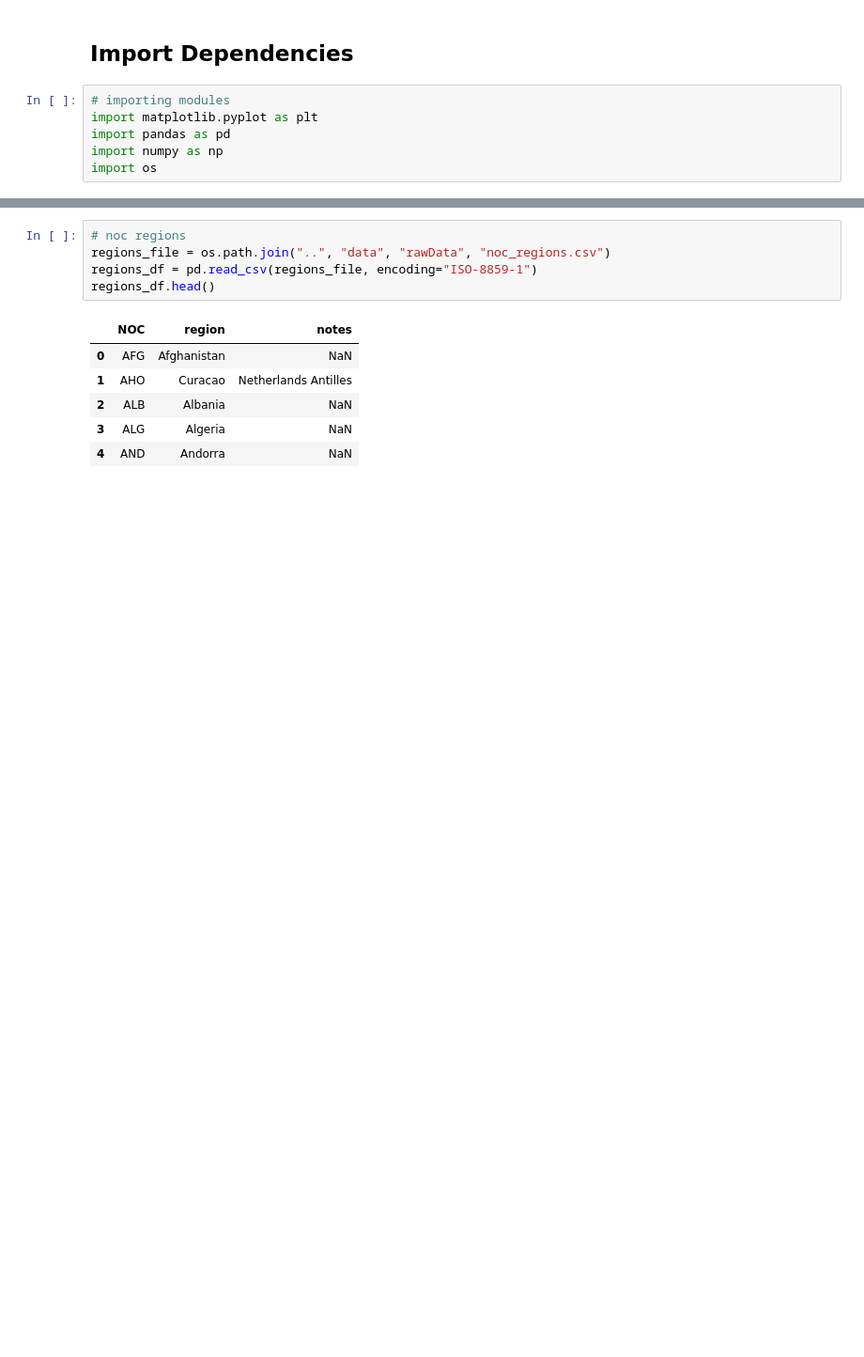
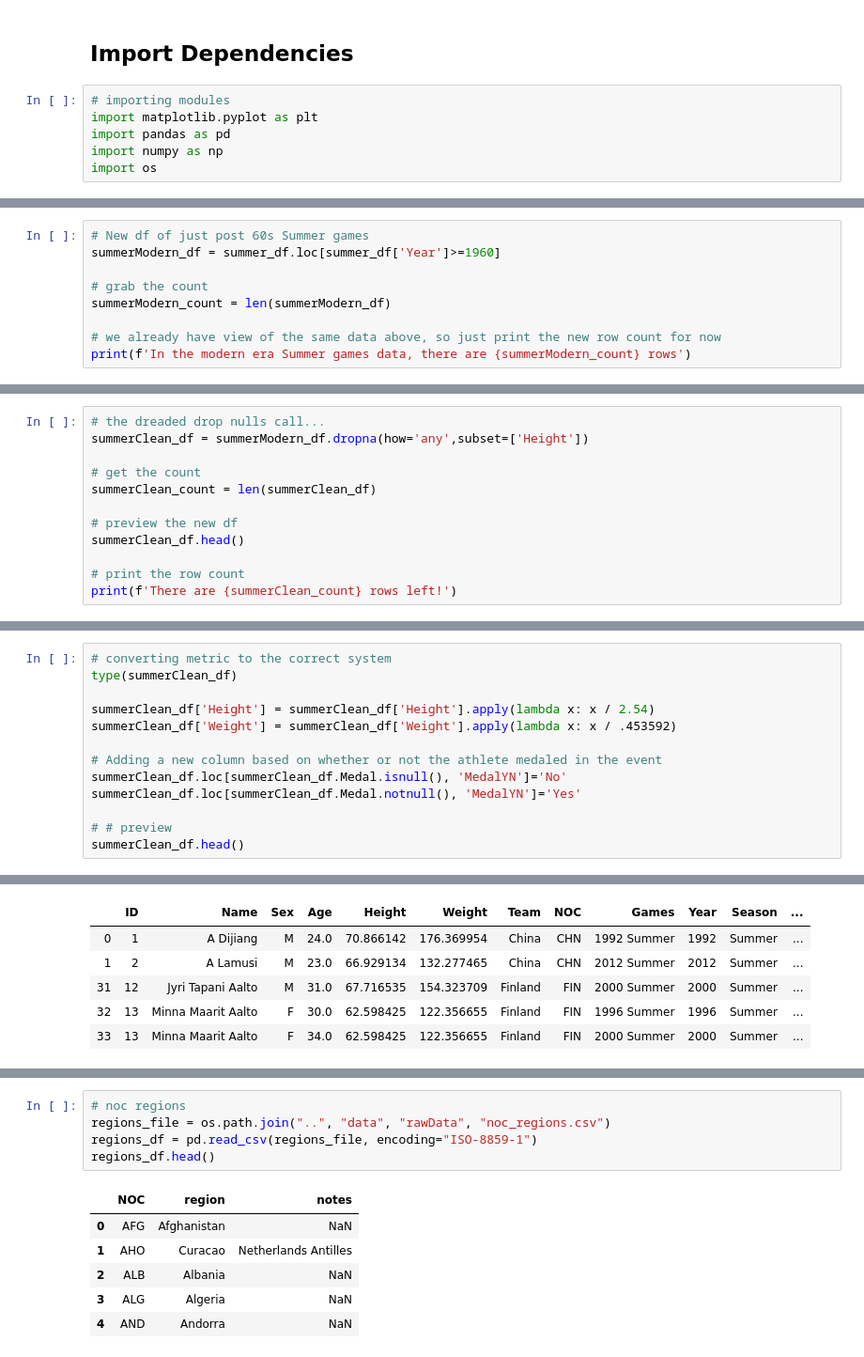
Before and after one commit to dowripple/ProjectOneRepo_JeremyKasieMichael, a Jupyter notebook: notebooks/olympicHeights.ipynb, the cells around one changed output, grey strips where cells are left out. Shown: that part at 94% size. Saved outputs shown, nothing was run; the diff lists cells and outputs as text; blank space fills up the shorter version.

```diff
--- a/notebooks/olympicHeights.ipynb
+++ b/notebooks/olympicHeights.ipynb
@@ -184,0 +155,9 @@ len(womens_data)
+# %%
+# New df of just post 60s Summer games
+summerModern_df = summer_df.loc[summer_df['Year']>=1960]
+
+# grab the count
+summerModern_count = len(summerModern_df)
+
+# we already have view of the same data above, so just print the new row count for now
+print(f'In the modern era Summer games data, there are {summerModern_count} rows')
@@ -184,0 +169,12 @@ len(womens_data)
+# %%
+# the dreaded drop nulls call...
+summerClean_df = summerModern_df.dropna(how='any',subset=['Height'])
+
+# get the count
+summerClean_count = len(summerClean_df)
+
+# preview the new df
+summerClean_df.head()
+
+# print the row count
+print(f'There are {summerClean_count} rows left!')
@@ -184,0 +187,14 @@ len(womens_data)
+# %%
+# converting metric to the correct system
+type(summerClean_df)
+
+summerClean_df['Height'] = summerClean_df['Height'].apply(lambda x: x / 2.54)
+summerClean_df['Weight'] = summerClean_df['Weight'].apply(lambda x: x / .453592)
+
+# Adding a new column based on whether or not the athlete medaled in the event
+summerClean_df.loc[summerClean_df.Medal.isnull(), 'MedalYN']='No'
+summerClean_df.loc[summerClean_df.Medal.notnull(), 'MedalYN']='Yes'
+
+# # preview
+summerClean_df.head()
+# %% [output]
@@ -184,0 +221,6 @@ len(womens_data)
+|  | ID | Name | Sex | Age | Height | Weight | Team | NOC | Games | Year | Season | ... |
+| 0 | 1 | A Dijiang | M | 24.0 | 70.866142 | 176.369954 | China | CHN | 1992 Summer | 1992 | Summer | ... |
+| 1 | 2 | A Lamusi | M | 23.0 | 66.929134 | 132.277465 | China | CHN | 2012 Summer | 2012 | Summer | ... |
+| 31 | 12 | Jyri Tapani Aalto | M | 31.0 | 67.716535 | 154.323709 | Finland | FIN | 2000 Summer | 2000 | Summer | ... |
+| 32 | 13 | Minna Maarit Aalto | F | 30.0 | 62.598425 | 122.356655 | Finland | FIN | 1996 Summer | 1996 | Summer | ... |
+| 33 | 13 | Minna Maarit Aalto | F | 34.0 | 62.598425 | 122.356655 | Finland | FIN | 2000 Summer | 2000 | Summer | ... |
```
Also changed, not shown: parts of 41 cells of this notebook.
